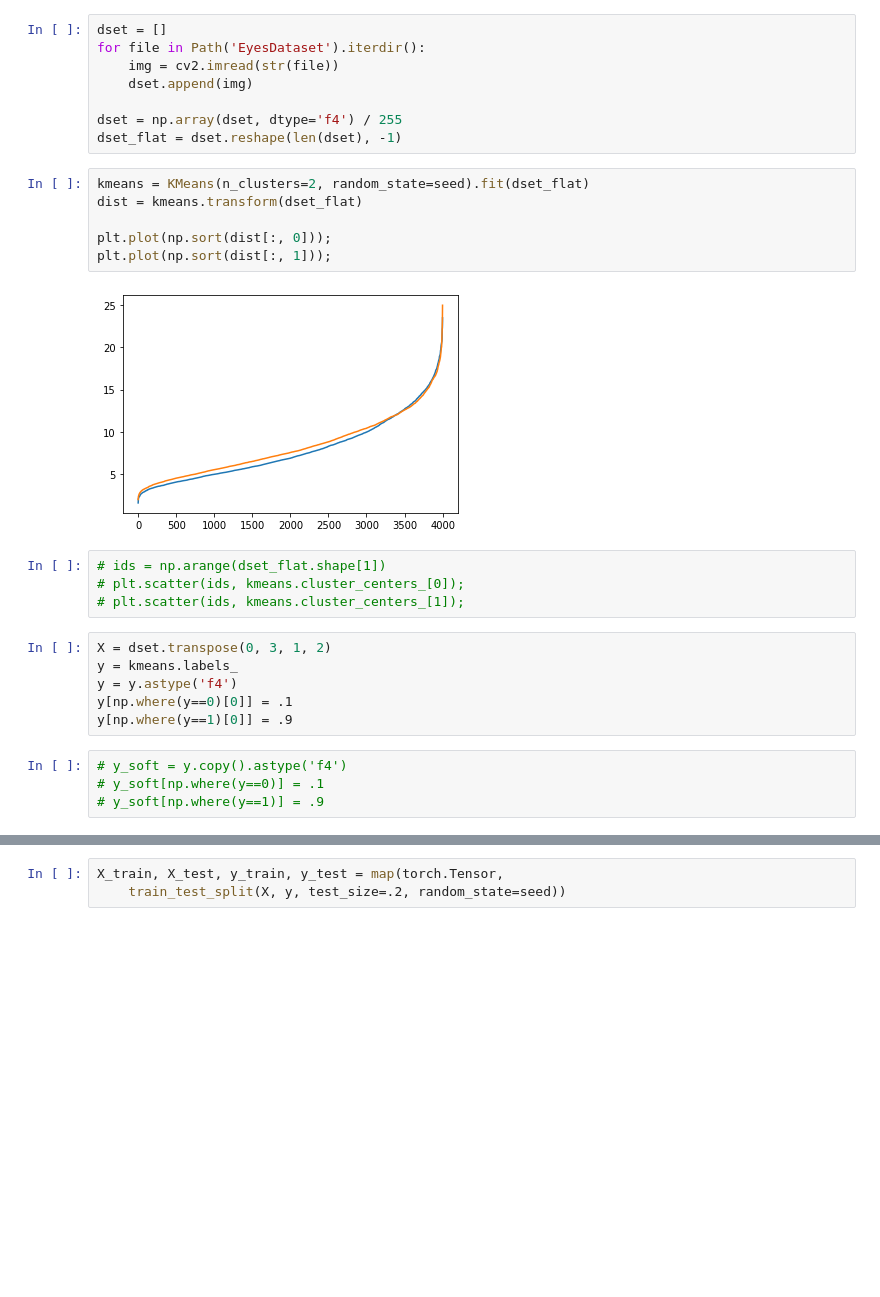
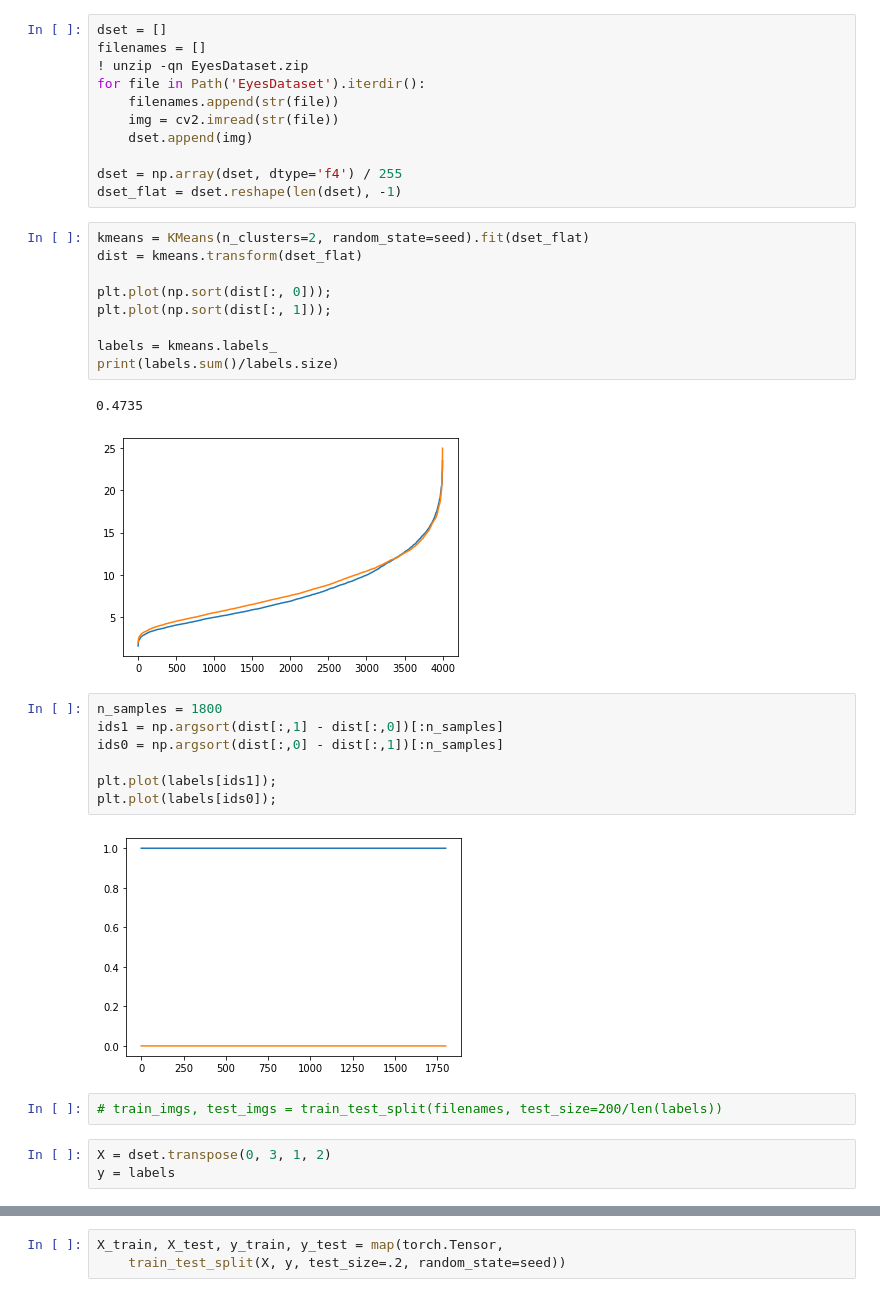
Before and after one commit to lukoshkin/interview, a Jupyter notebook: CV/CV.ipynb, the cells around one changed output, grey strips where cells are left out. Saved outputs shown, nothing was run; the diff lists cells and outputs as text; blank space fills up the shorter version.

```diff
--- a/CV/CV.ipynb
+++ b/CV/CV.ipynb
@@ -20,7 +21,10 @@ seed = 0
 device = torch.device('cuda' if torch.cuda.is_available() else 'cpu')
 # %%
 dset = []
+filenames = []
+! unzip -qn EyesDataset.zip
 for file in Path('EyesDataset').iterdir():
+    filenames.append(str(file))
     img = cv2.imread(str(file))
     dset.append(img)
 
@@ -32,22 +36,26 @@ dist = kmeans.transform(dset_flat)
 
 plt.plot(np.sort(dist[:, 0]));
 plt.plot(np.sort(dist[:, 1]));
+
+labels = kmeans.labels_
+print(labels.sum()/labels.size)
 # %% [output]
+0.4735
 [figure]
-# %%
-# ids = np.arange(dset_flat.shape[1])
-# plt.scatter(ids, kmeans.cluster_centers_[0]);
-# plt.scatter(ids, kmeans.cluster_centers_[1]);
-# %%
-X = dset.transpose(0, 3, 1, 2)
-y = kmeans.labels_
-y = y.astype('f4')
-y[np.where(y==0)[0]] = .1
-y[np.where(y==1)[0]] = .9
-# %%
-# y_soft = y.copy().astype('f4')
-# y_soft[np.where(y==0)] = .1
-# y_soft[np.where(y==1)] = .9
+# %%
+n_samples = 1800
+ids1 = np.argsort(dist[:,1] - dist[:,0])[:n_samples]
+ids0 = np.argsort(dist[:,0] - dist[:,1])[:n_samples]
+
+plt.plot(labels[ids1]);
+plt.plot(labels[ids0]);
+# %% [output]
+[figure, added]
+# %%
+# train_imgs, test_imgs = train_test_split(filenames, test_size=200/len(labels))
+# %%
+X = dset.transpose(0, 3, 1, 2)
+y = labels
 # %%
 mask1 = y.astype('bool')
 plt.imshow(dset[~mask1][32]);
```
Also changed, not shown: parts of 10 cells of this notebook, 1 other file.
